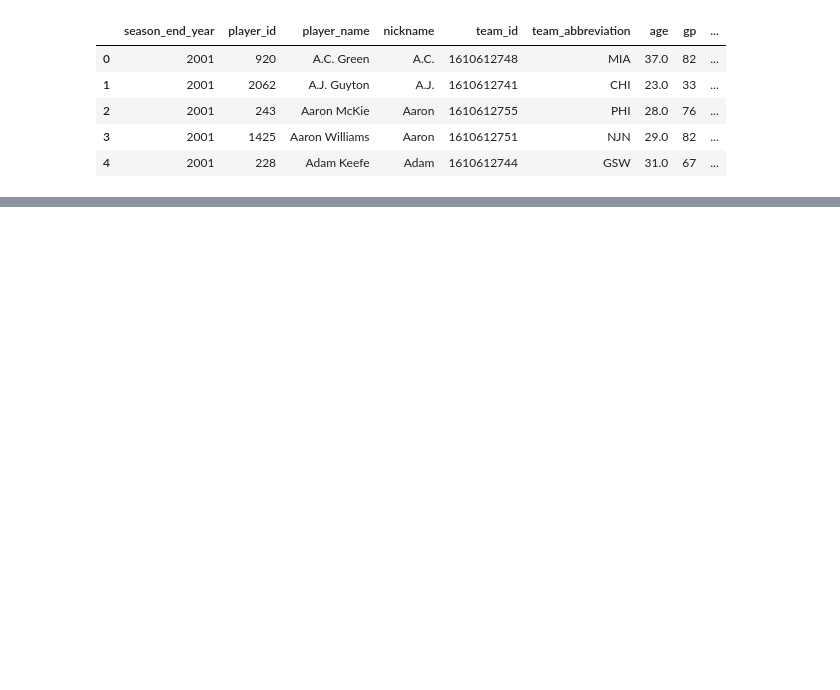
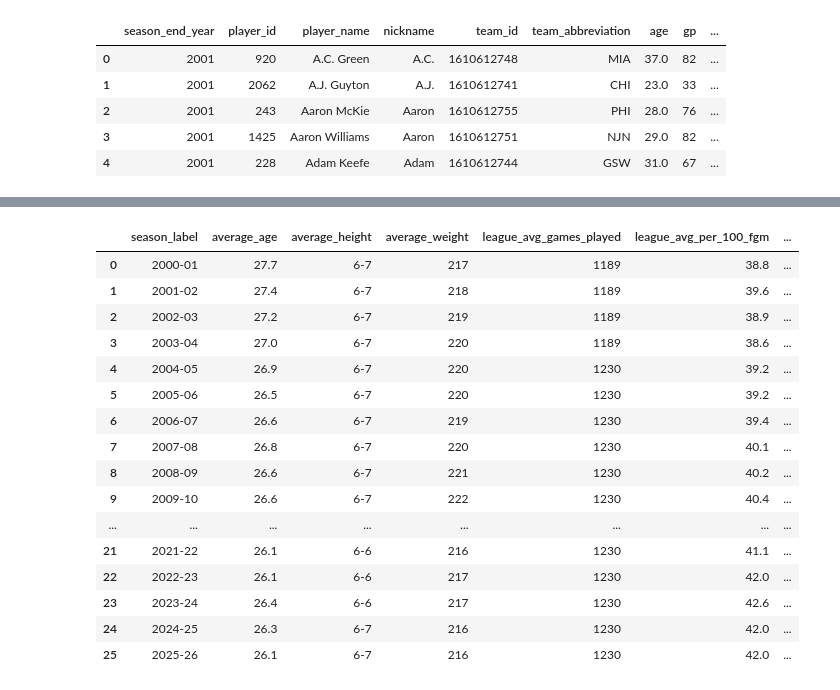
Before and after one commit to tmcewen66/basketball-analytics, a Jupyter notebook: brdatanb.ipynb, the cells around one changed output, grey strips where cells are left out. Cells and saved outputs as stored; diff of their text form; code cells hidden in the pictures; blank space fills up the shorter version.

```diff
--- a/brdatanb.ipynb
+++ b/brdatanb.ipynb
@@ -132,0 +101,27 @@ league_avg_ts_df
+# %%
+conn = sqlite3.connect('nba_stats.db')
+
+query = 'SELECT * FROM league_averages'
+league_averages_df = pd.read_sql_query(query, conn)
+
+conn.close()
+
+league_averages_df
+# %% [output]
+|  | season_label | average_age | average_height | average_weight | league_avg_games_played | league_avg_per_100_fgm | ... |
+| 0 | 2000-01 | 27.7 | 6-7 | 217 | 1189 | 38.8 | ... |
+| 1 | 2001-02 | 27.4 | 6-7 | 218 | 1189 | 39.6 | ... |
+| 2 | 2002-03 | 27.2 | 6-7 | 219 | 1189 | 38.9 | ... |
+| 3 | 2003-04 | 27.0 | 6-7 | 220 | 1189 | 38.6 | ... |
+| 4 | 2004-05 | 26.9 | 6-7 | 220 | 1230 | 39.2 | ... |
+| 5 | 2005-06 | 26.5 | 6-7 | 220 | 1230 | 39.2 | ... |
+| 6 | 2006-07 | 26.6 | 6-7 | 219 | 1230 | 39.4 | ... |
+| 7 | 2007-08 | 26.8 | 6-7 | 220 | 1230 | 40.1 | ... |
+| 8 | 2008-09 | 26.6 | 6-7 | 221 | 1230 | 40.2 | ... |
+| 9 | 2009-10 | 26.6 | 6-7 | 222 | 1230 | 40.4 | ... |
+| ... | ... | ... | ... | ... | ... | ... | ... |
+| 21 | 2021-22 | 26.1 | 6-6 | 216 | 1230 | 41.1 | ... |
+| 22 | 2022-23 | 26.1 | 6-6 | 217 | 1230 | 42.0 | ... |
+| 23 | 2023-24 | 26.4 | 6-6 | 217 | 1230 | 42.6 | ... |
+| 24 | 2024-25 | 26.3 | 6-7 | 216 | 1230 | 42.0 | ... |
+| 25 | 2025-26 | 26.1 | 6-7 | 216 | 1230 | 42.0 | ... |
```
Also changed, not shown: parts of 8 cells of this notebook, 1 other file.
